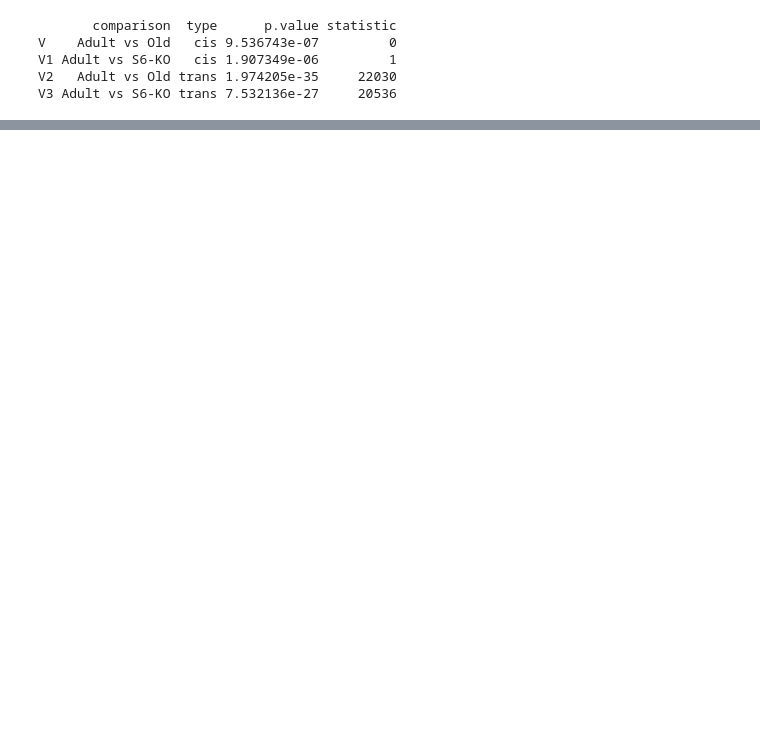
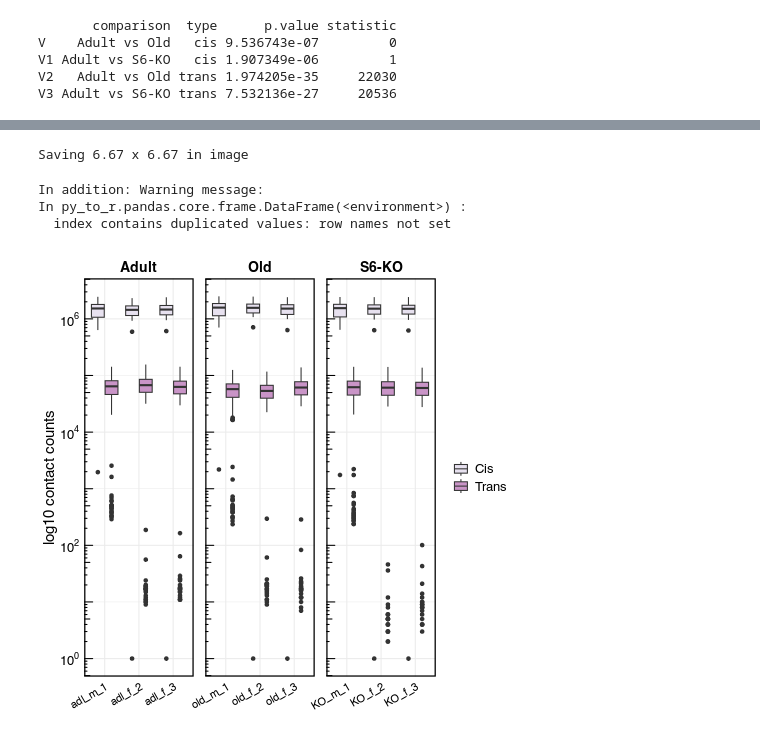
Before and after one commit to SIRT6/Sirt6_hic_paper, a Jupyter notebook: code_HiC/Figure1_cis_trans_contacts.ipynb, the cells around one changed output, grey strips where cells are left out. Cells and saved outputs as stored; diff of their text form; code cells hidden in the pictures; blank space fills up the shorter version.

```diff
--- a/code_HiC/Figure1_cis_trans_contacts.ipynb
+++ b/code_HiC/Figure1_cis_trans_contacts.ipynb
@@ -210,0 +279,45 @@ V3 Adult vs S6-KO trans 7.532136e-27     20536
+# %%
+%%R
+library(reticulate)
+library(ggplot2)
+library(scales)
+
+df <- reticulate::py_eval("df")
+
+sample_order <- c('adl_m_1','adl_f_2','adl_f_3',
+                  'old_m_1','old_f_2','old_f_3',
+                  'KO_m_1', 'KO_f_2', 'KO_f_3')
+df$variable <- factor(df$variable, levels = sample_order)
+df$group    <- factor(df$group,    levels = c('Adult', 'Old', 'S6-KO'))
+
+p <- ggplot(df, aes(variable, value, fill = type)) +
+  geom_boxplot(position = position_dodge(0.8)) +
+  facet_grid(~ group, scales = 'free_x', space = 'free_x') +
+  theme_minimal() +
+  xlab("") +
+  ylab("log10 contact counts") +
+  scale_fill_brewer(palette = "PuRd") +
+  scale_y_log10(
+    breaks = scales::trans_breaks("log10", function(x) 10^x),
+    labels = scales::trans_format("log10", scales::math_format(10^.x))
+  ) +
+  annotation_logticks(sides = "l") +
+  theme(
+    strip.text       = element_text(size = 14, colour = 'black', face = 'bold'),
+    axis.text.x      = element_text(size = 11, colour = 'black', angle = 30, hjust = 1),
+    axis.text.y      = element_text(size = 13, colour = 'black'),
+    axis.title.y     = element_text(size = 15, colour = 'black'),
+    legend.title     = element_blank(),
+    legend.text      = element_text(size = 13),
+    panel.border     = element_rect(colour = "black", fill = NA, size = 1.2),
+    panel.spacing    = unit(0.8, "lines")
+  )
+print(p)
+
+#ggsave('cis_trans_ratio_rep.pdf', p, dpi=1200)
+# %% [output]
+Saving 6.67 x 6.67 in image
+In addition: Warning message:
+In py_to_r.pandas.core.frame.DataFrame(<environment>) :
+  index contains duplicated values: row names not set
+[figure, added]
```
Also changed, not shown: parts of 5 cells of this notebook.
